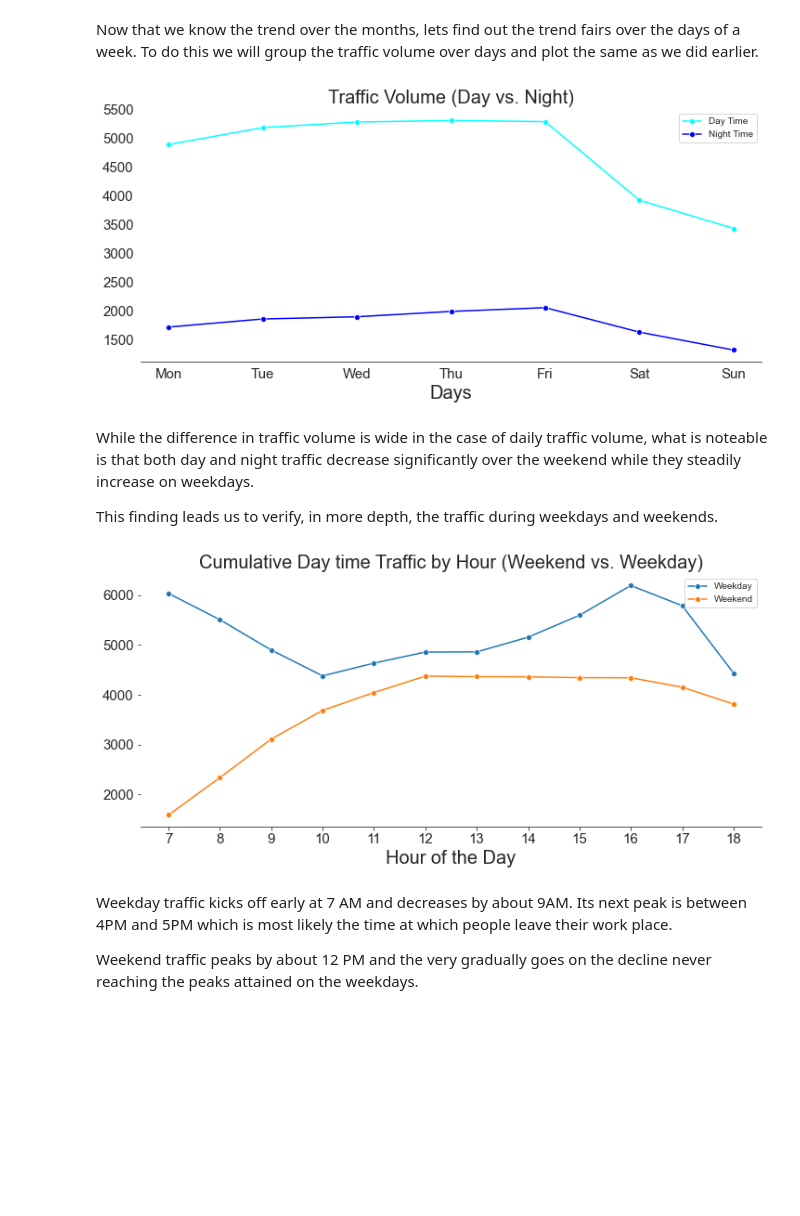
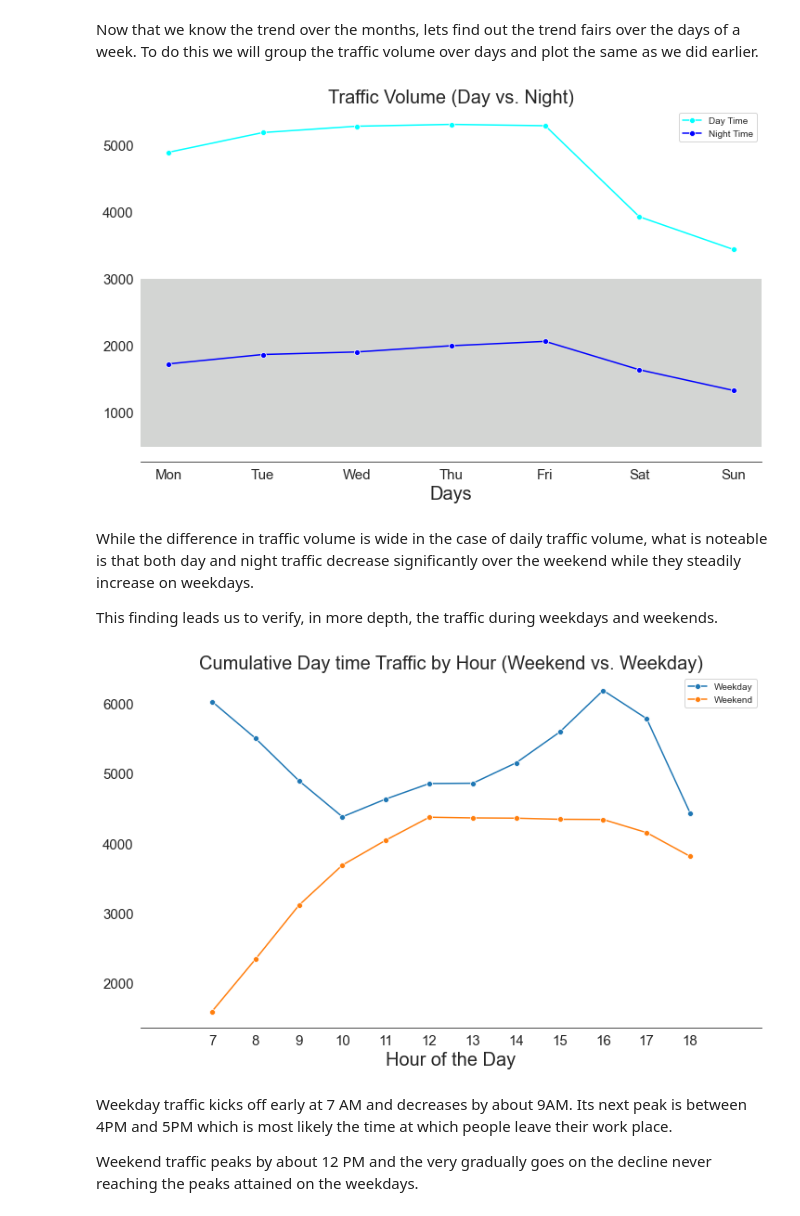
Before and after one commit to xcrusader/DQproject4, a Jupyter notebook: Westward Traffic Analysis on the I-94.ipynb, the cells around one changed output. Drawn from its saved outputs; the diff is of its cells as text; code cells hidden in the pictures; blank space fills up the shorter version.

```diff
--- a/Westward Traffic Analysis on the I-94.ipynb
+++ b/Westward Traffic Analysis on the I-94.ipynb
@@ -307,6 +305,7 @@ for i in range(1,3):
     plt.xlabel(xlabel= "Months",
                fontsize= 20)
     plt.ylabel(None)
+    plt.tick_params(left=False, bottom=False)
     plt.xticks(ticks= by_month_day.index,
                labels= ['Jan','Feb','Mar','Apr',
                         'May','Jun','Jul','Aug',
@@ -316,12 +315,6 @@ for i in range(1,3):
     plt.yticks(fontsize=15)
     sns.set_style(style[i-1])
 
-# plt.subplots_adjust(left= 0.1,
-#                     bottom= 0.1,
-#                     right= 0.9,
-#                     top= 0.9,
-#                     wspace= 0.5,
-#                     hspace= 0.4)
 plt.tight_layout()
 plt.show()
 # %% [output]
@@ -356,29 +349,30 @@ nightime_data['dayofweek'] = nightime_data['date_time'].dt.dayofweek
 by_dayofweek_day = daytime_data.groupby('dayofweek').mean().round(2)
 by_dayofweek_night = nightime_data.groupby('dayofweek').mean().round(2)
 # %%
-fig = plt.figure(figsize = (12,5))
+fig = plt.figure(figsize = (12,7))
 sns.set_style("white")
 
 #Plot the graph
 sns.lineplot(data = by_dayofweek_day['traffic_volume'], label = 'Day Time',color = 'cyan',marker='o')
 sns.lineplot(data = by_dayofweek_night['traffic_volume'], label = 'Night Time',color = 'blue',marker='o')
 
 #Modify the view
 sns.despine(left = True)
 plt.title(label= "Traffic Volume (Day vs. Night)",
           fontsize= 20)
 plt.xlabel(xlabel= "Days",
            fontsize= 20)
 plt.ylabel(None)
 plt.xticks(ticks = by_dayofweek_day.index,
            labels = ['Mon','Tue','Wed','Thu',
                     'Fri','Sat','Sun'],
            fontsize = 15)
 plt.yticks(fontsize = 15)
+plt.axhspan(ymin=500,ymax=3000,color='#D3D5D3')
 plt.legend()
 plt.show()
 # %% [output]
-[figure, old version]
+[figure, new version]
 # %% [markdown]
 While the difference in traffic volume is wide in the case of daily traffic volume, what is noteable is that both day and night traffic decrease significantly over the weekend while they steadily increase on weekdays.
 
@@ -407,7 +401,7 @@ by_hour_weekend_night = weekend_night.groupby('hour').mean().round(2)
 import numpy as np
 
 #Plot the graphs
-fig = plt.figure(figsize = (12,5))
+fig = plt.figure(figsize = (12,7))
 sns.set_style("ticks")
 sns.lineplot(data = by_hour_weekday_day['traffic_volume'],
              label = "Weekday", marker='o')
@@ -421,12 +415,14 @@ plt.title(label = "Cumulative Day time Traffic by Hour (Weekend vs. Weekday)",
 plt.xlabel(xlabel = "Hour of the Day",
            fontsize = 20)
 plt.ylabel(None)
+plt.tick_params(left=False, bottom=False)
 plt.xticks(ticks = np.arange(7,19,1),
            fontsize = 15)
 plt.yticks(fontsize = 15)
+plt.axvspan(xmin=6,xmax=19,color='white')
 plt.show()
 # %% [output]
-[figure, old version]
+[figure, new version]
 # %% [markdown]
 Weekday traffic kicks off early at 7 AM and decreases by about 9AM. Its next peak is between 4PM and 5PM which is most likely the time at which people leave their work place.
 
```
Also changed, not shown: parts of 7 cells of this notebook.
